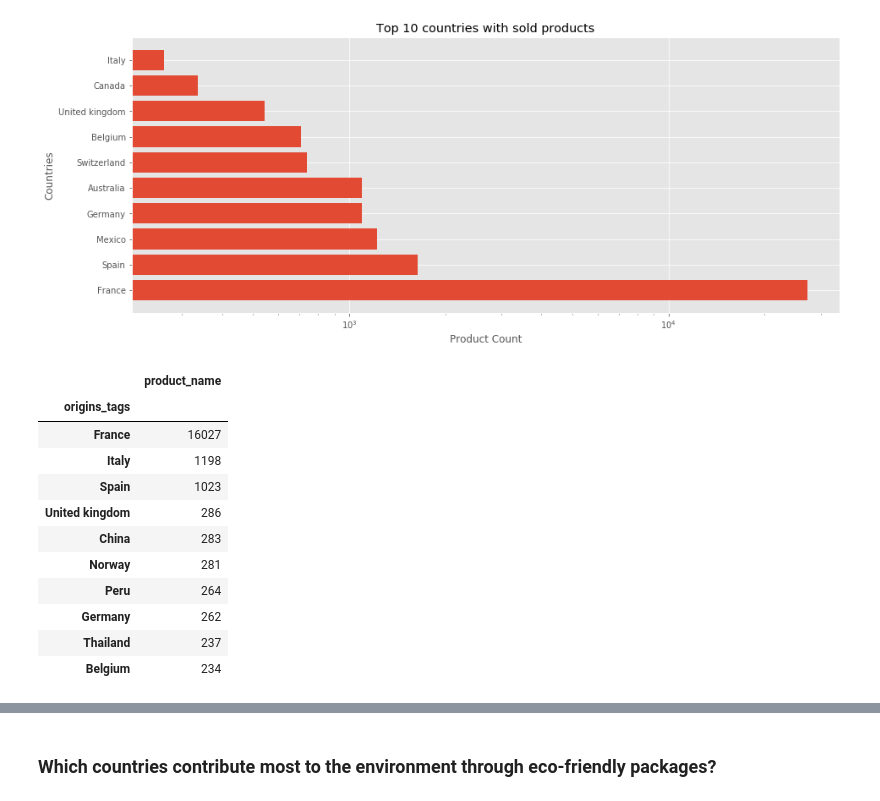
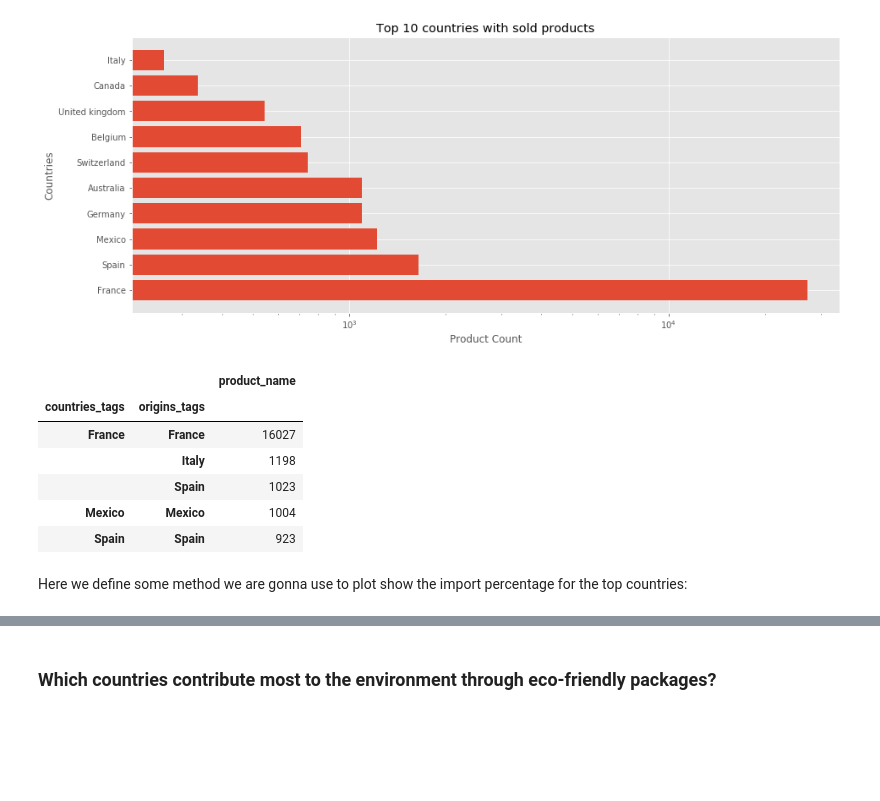
Before and after one commit to AhmedAhres/whats-on-my-plate, a Jupyter notebook: Main-Notebook.ipynb, the cells around one changed output, grey strips where cells are left out. Saved outputs shown, nothing was run; the diff lists cells and outputs as text; code cells hidden in the pictures; blank space fills up the shorter version.

Commit message:
Done import map and merge ali0s work

```diff
--- a/Main-Notebook.ipynb
+++ b/Main-Notebook.ipynb
@@ -481,11 +482,9 @@ current_data['countries_tags'] = ct
 
 ot = clean_origins_tags(current_data)
 ot[ot.str.islower()] = "Unknown"
+ot[ot.str.contains('0|1|2|3|4|5|6|7|8|9')] = "Unknown"
 current_data['origins_tags'] = ot
 current_data = current_data[current_data['origins_tags'] != "Unknown"]
-
-mt = clean_manufact(current_data)
-current_data['manufacturing_places'] = mt
 # %%
 ori_tags = current_data[['origins_tags','product_name']].groupby('origins_tags').count().sort_values(by= 'product_name', ascending=False)
 ori_tags.drop(ori_tags.index[[1]], inplace=True)
@@ -508,22 +507,22 @@ plt.show()
 # %% [output]
 [figure]
 # %%
+# Creating a base import data frame
 imp_exp = current_data[current_data['origins_tags'] != 'nan']
 imp_exp = imp_exp[imp_exp['origins_tags'] != 'European union']
 imp_exp = imp_exp[['countries_tags','origins_tags','product_name']].groupby(['countries_tags','origins_tags'])\
             .count()\
             .sort_values(by='product_name', ascending=False)
-imp_exp.loc['France'].head(10)
+
+# Printing example
+imp_exp.head()
 # %% [output]
-|  | product_name |
-| origins_tags |  |
-| France | 16027 |
-| Italy | 1198 |
-| Spain | 1023 |
-| United kingdom | 286 |
-| China | 283 |
-| Norway | 281 |
-| Peru | 264 |
-| Germany | 262 |
-| Thailand | 237 |
-| Belgium | 234 |
+|  |  | product_name |
+| countries_tags | origins_tags |  |
+| France | France | 16027 |
+|  | Italy | 1198 |
+|  | Spain | 1023 |
+| Mexico | Mexico | 1004 |
+| Spain | Spain | 923 |
+# %% [markdown]
+Here we define some method we are gonna use to plot show the import percentage for the top countries:
```
Also changed, not shown: parts of 23 cells of this notebook, 12 other files.
